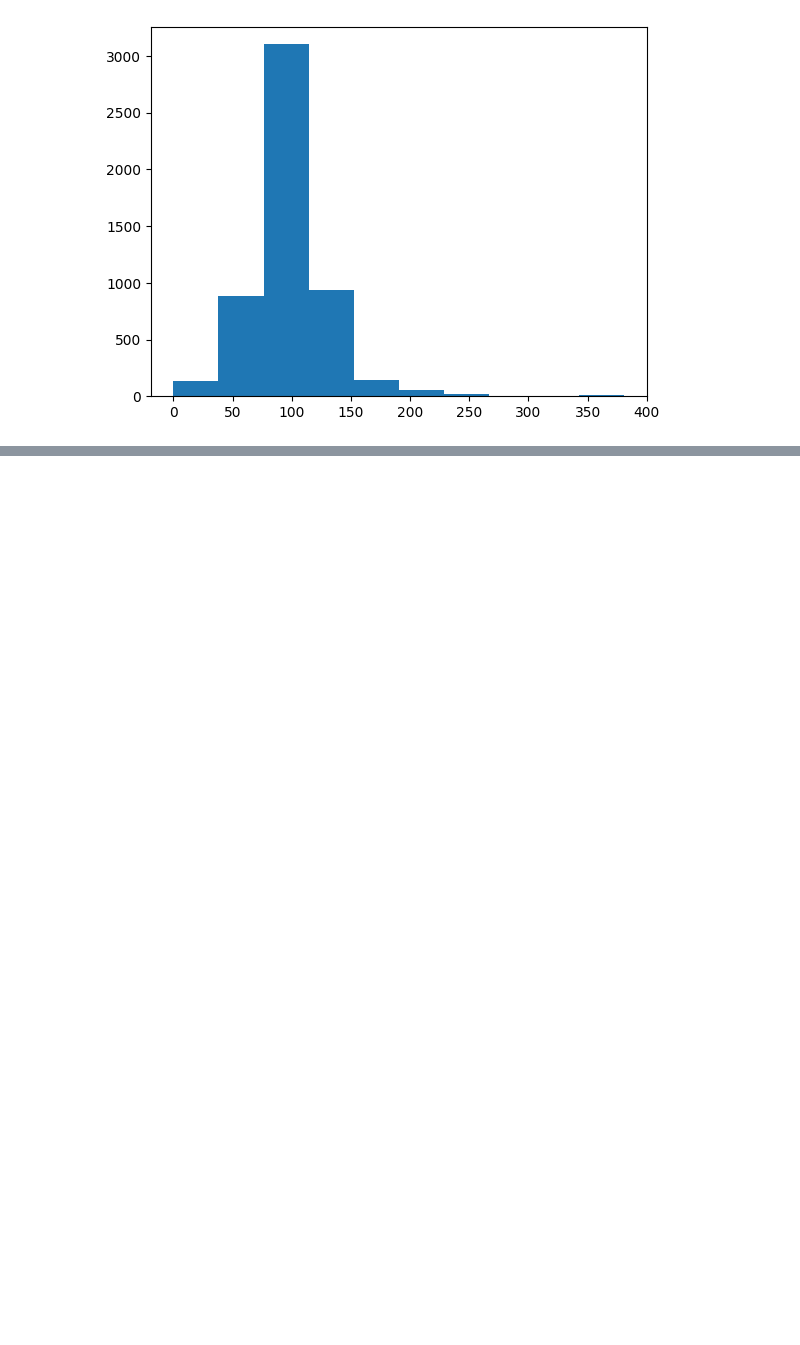
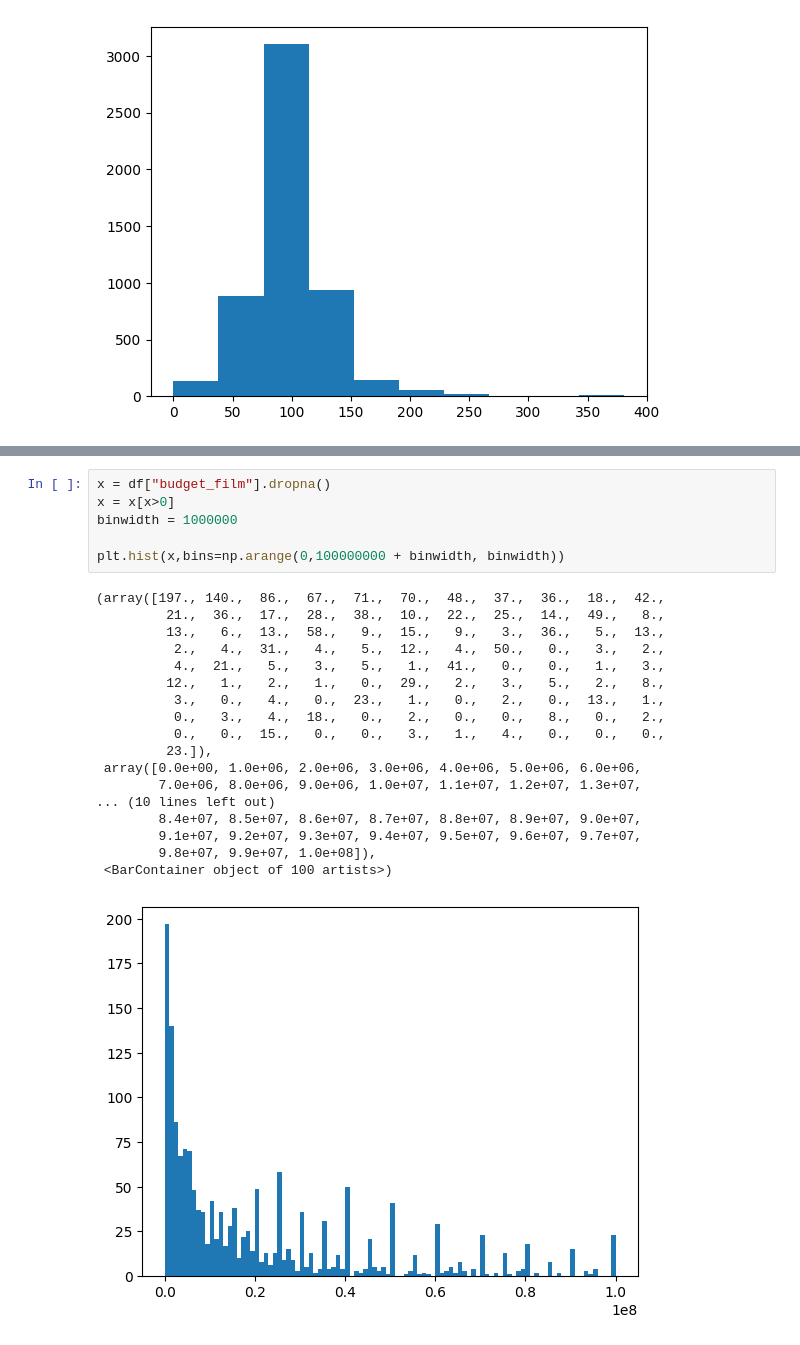
Before and after one commit to bruno-iorio/DALAS-project, a Jupyter notebook: Project.ipynb, the cells around one changed output, grey strips where cells are left out. Saved outputs shown, nothing was run; the diff lists cells and outputs as text; blank space fills up the shorter version.

```diff
--- a/Project.ipynb
+++ b/Project.ipynb
@@ -288,0 +313,25 @@ plt.show()
+# %%
+x = df["budget_film"].dropna()
+x = x[x>0]
+binwidth = 1000000
+
+plt.hist(x,bins=np.arange(0,100000000 + binwidth, binwidth))
+# %% [output]
+(array([197., 140.,  86.,  67.,  71.,  70.,  48.,  37.,  36.,  18.,  42.,
+         21.,  36.,  17.,  28.,  38.,  10.,  22.,  25.,  14.,  49.,   8.,
+         13.,   6.,  13.,  58.,   9.,  15.,   9.,   3.,  36.,   5.,  13.,
+          2.,   4.,  31.,   4.,   5.,  12.,   4.,  50.,   0.,   3.,   2.,
+          4.,  21.,   5.,   3.,   5.,   1.,  41.,   0.,   0.,   1.,   3.,
+         12.,   1.,   2.,   1.,   0.,  29.,   2.,   3.,   5.,   2.,   8.,
+          3.,   0.,   4.,   0.,  23.,   1.,   0.,   2.,   0.,  13.,   1.,
+          0.,   3.,   4.,  18.,   0.,   2.,   0.,   0.,   8.,   0.,   2.,
+          0.,   0.,  15.,   0.,   0.,   3.,   1.,   4.,   0.,   0.,   0.,
+         23.]),
+ array([0.0e+00, 1.0e+06, 2.0e+06, 3.0e+06, 4.0e+06, 5.0e+06, 6.0e+06,
+        7.0e+06, 8.0e+06, 9.0e+06, 1.0e+07, 1.1e+07, 1.2e+07, 1.3e+07,
+... (10 lines left out)
+        8.4e+07, 8.5e+07, 8.6e+07, 8.7e+07, 8.8e+07, 8.9e+07, 9.0e+07,
+        9.1e+07, 9.2e+07, 9.3e+07, 9.4e+07, 9.5e+07, 9.6e+07, 9.7e+07,
+        9.8e+07, 9.9e+07, 1.0e+08]),
+ <BarContainer object of 100 artists>)
+[figure, added]
```
Also changed, not shown: parts of 12 cells of this notebook, 2 other files.
